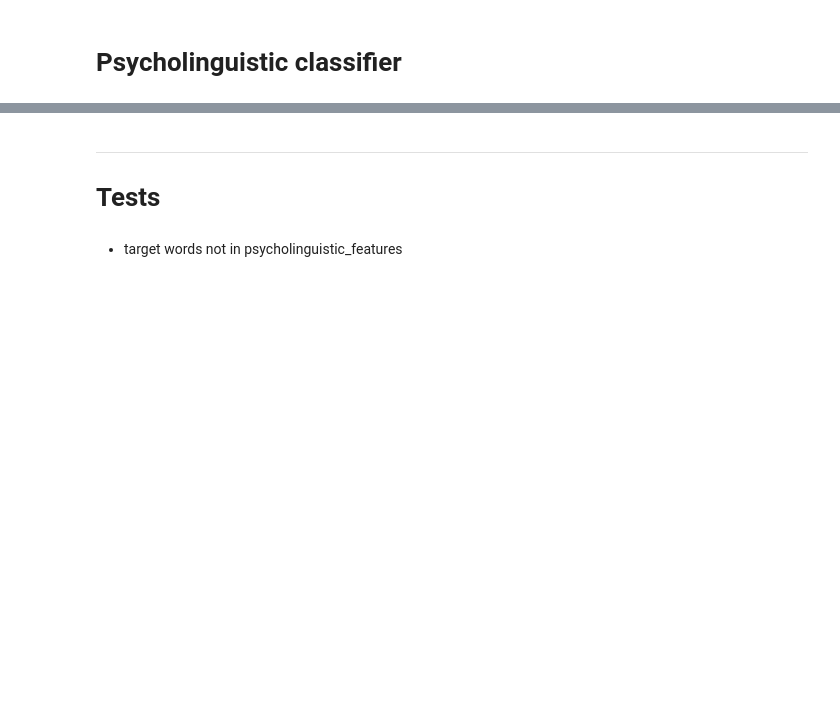
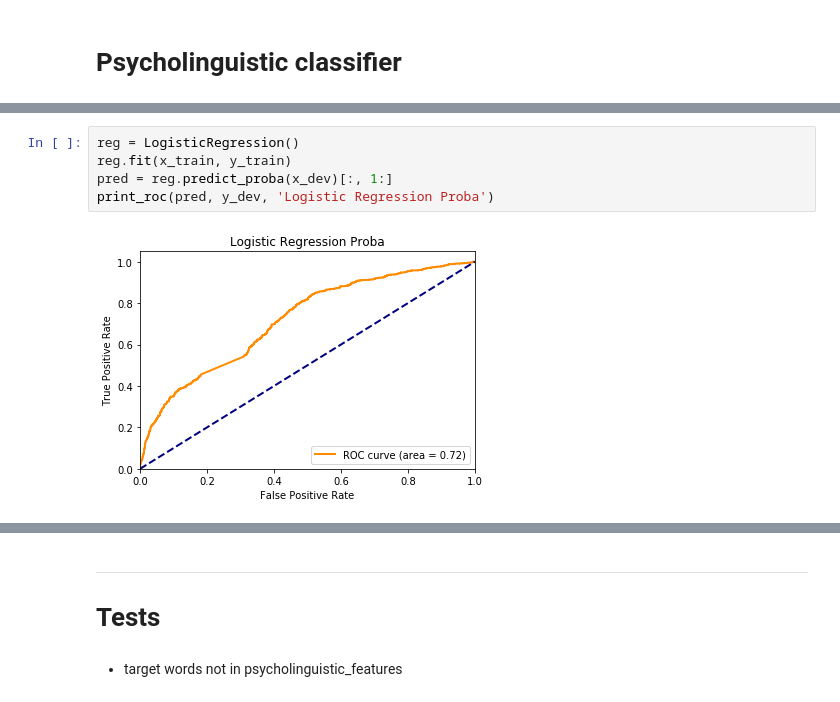
Before and after one commit to nathanshartmann/NILC-at-CWI-2018, a Jupyter notebook: Psycholinguistic.ipynb, the cells around one changed output, grey strips where cells are left out. Drawn from its saved outputs; the diff is of its cells as text; blank space fills up the shorter version.

```diff
--- a/Psycholinguistic.ipynb
+++ b/Psycholinguistic.ipynb
@@ -42,0 +95,7 @@ dtype: float64
+# %%
+reg = LogisticRegression()
+reg.fit(x_train, y_train)
+pred = reg.predict_proba(x_dev)[:, 1:]
+print_roc(pred, y_dev, 'Logistic Regression Proba')
+# %% [output]
+[figure, added]
```
Also changed, not shown: parts of 13 cells of this notebook.
